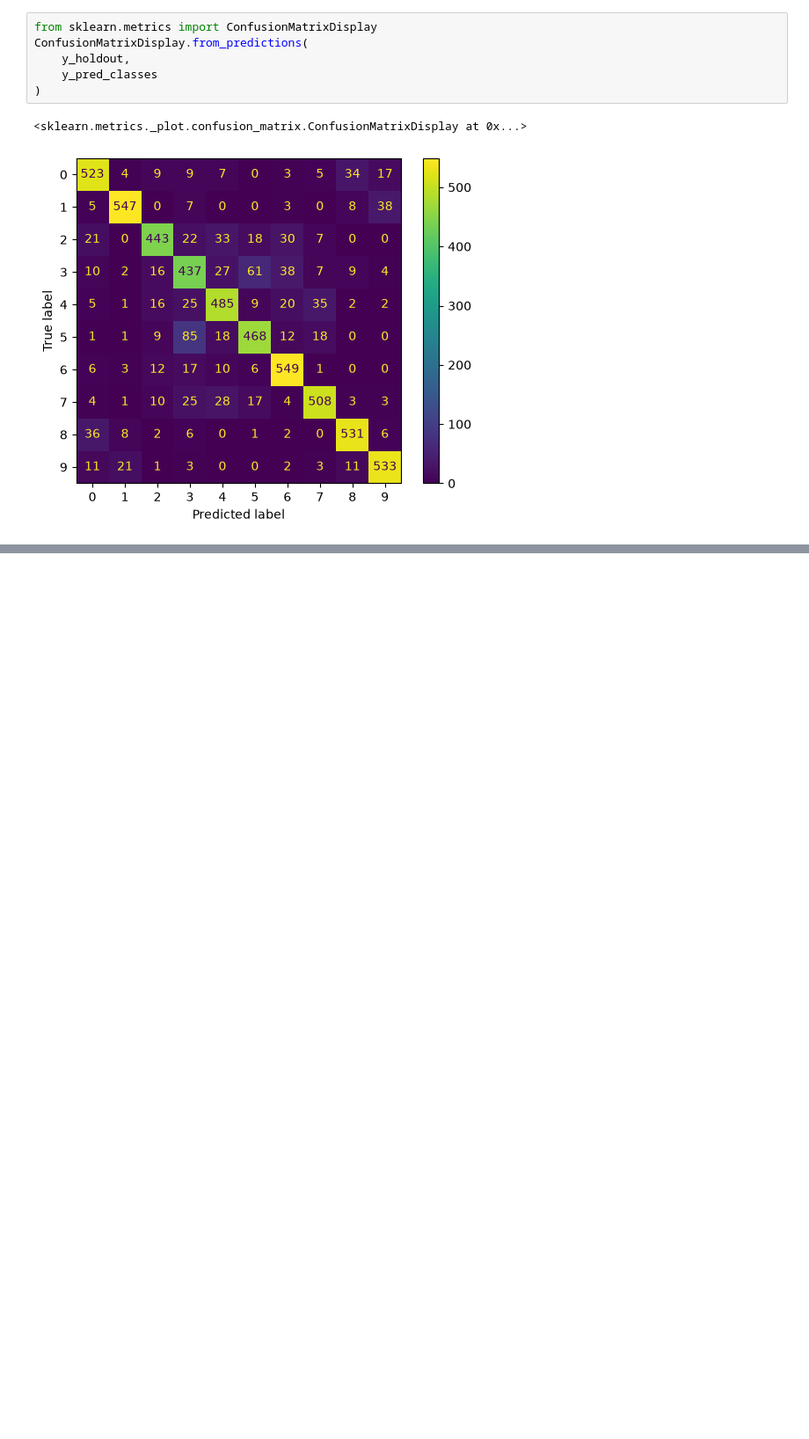
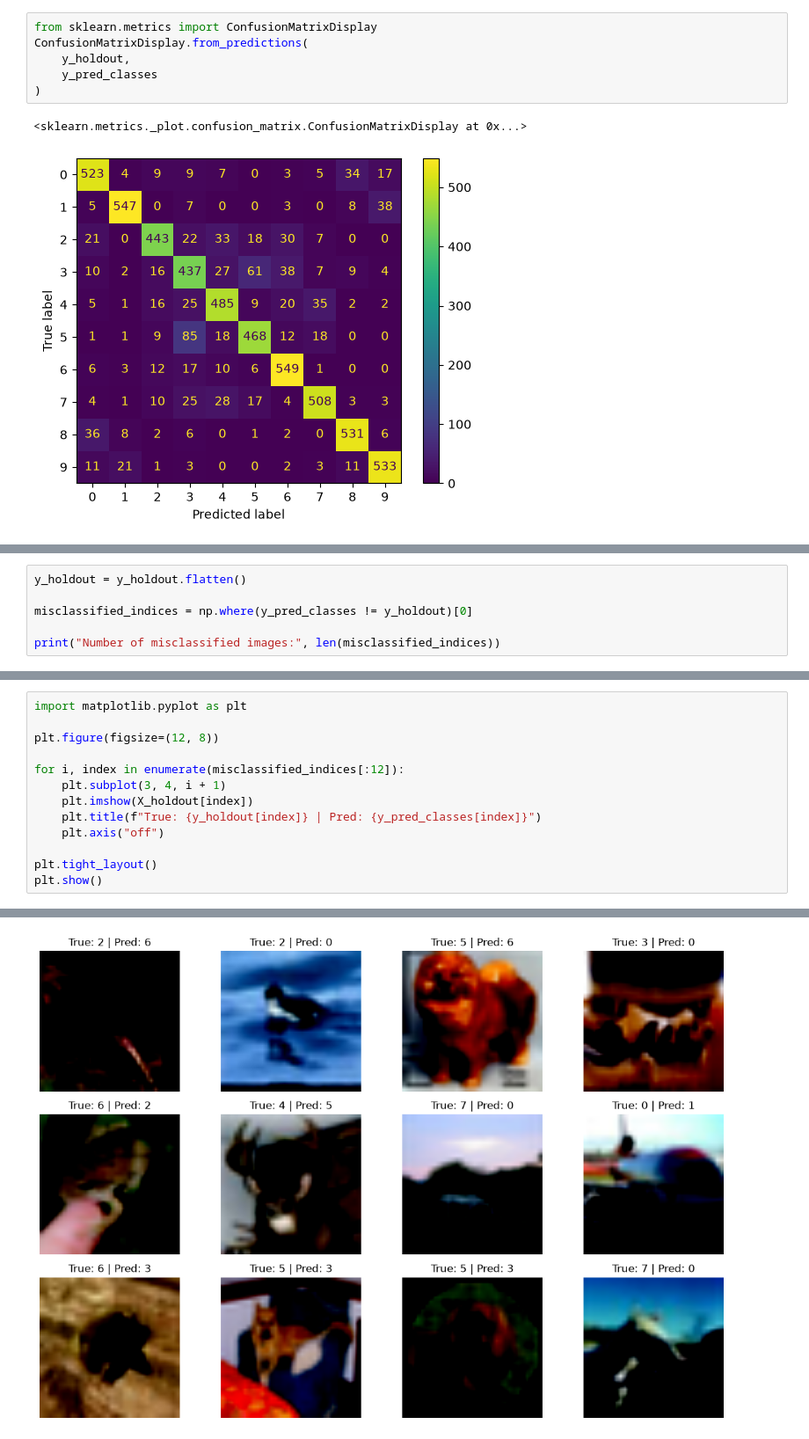
Before and after one commit to aishwari26/Transfer-Learning-Project--CNN-, a Jupyter notebook: Transfer Learning(CNN).ipynb, the cells around one changed output, grey strips where cells are left out. Shown at 88% size. Drawn from its saved outputs; the diff is of its cells as text; blank space fills up the shorter version.

Commit message:
misclassified image analysis

```diff
--- a/Transfer Learning(CNN).ipynb
+++ b/Transfer Learning(CNN).ipynb
@@ -1743,0 +1778,6 @@ ConfusionMatrixDisplay.from_predictions(
+# %%
+y_holdout = y_holdout.flatten()
+
+misclassified_indices = np.where(y_pred_classes != y_holdout)[0]
+
+print("Number of misclassified images:", len(misclassified_indices))
@@ -1743,0 +1887,14 @@ ConfusionMatrixDisplay.from_predictions(
+# %%
+import matplotlib.pyplot as plt
+
+plt.figure(figsize=(12, 8))
+
+for i, index in enumerate(misclassified_indices[:12]):
+    plt.subplot(3, 4, i + 1)
+    plt.imshow(X_holdout[index])
+    plt.title(f"True: {y_holdout[index]} | Pred: {y_pred_classes[index]}")
+    plt.axis("off")
+
+plt.tight_layout()
+plt.show()
+# %% [output]
@@ -1743,0 +1913 @@ ConfusionMatrixDisplay.from_predictions(
+[figure, added]
```
Also changed, not shown: parts of 22 cells of this notebook.
